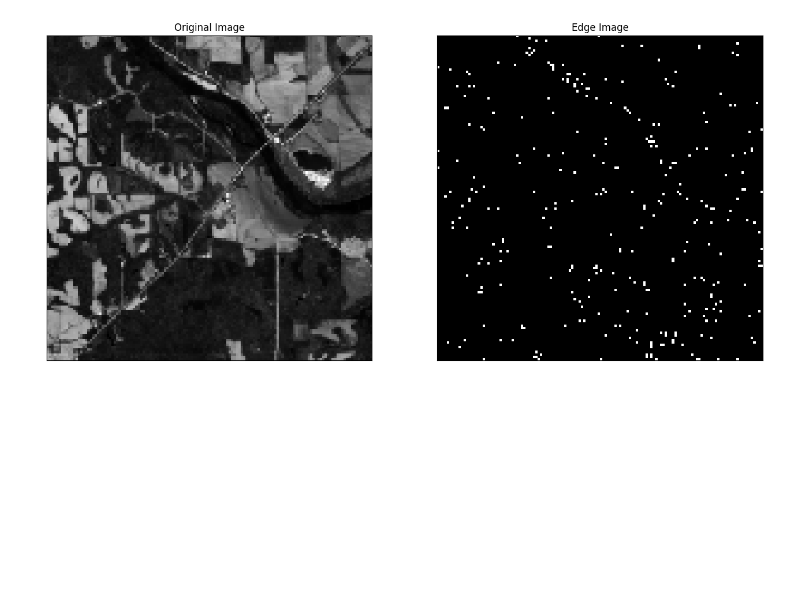
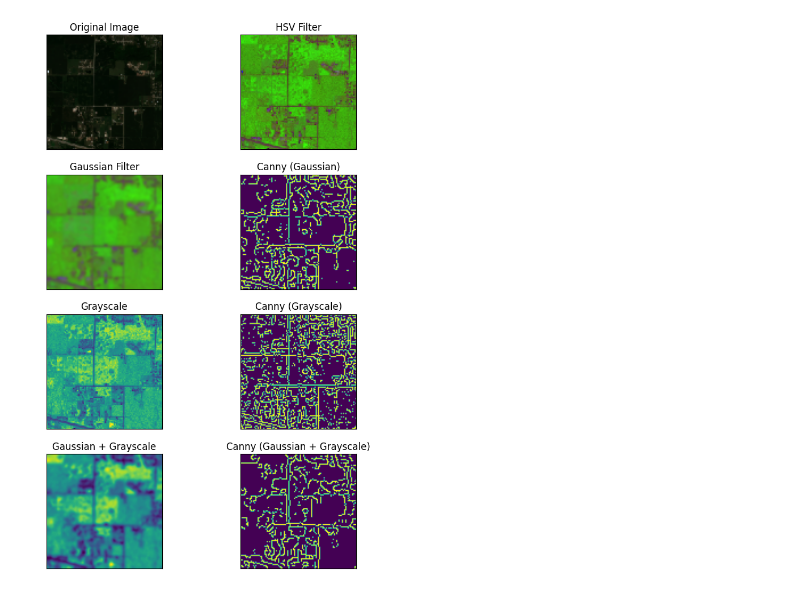
Before and after one commit to AguilarAngel9/Plant-Growth-Cycle-based-on-geospatial-data, a Jupyter notebook: ImageProcessing/edgeDetection.ipynb, the cells around one changed output. Drawn from its saved outputs; the diff is of its cells as text; code cells hidden in the pictures; blank space fills up the shorter version.

Commit message:
Finished edge detection refactor

```diff
--- a/ImageProcessing/edgeDetection.ipynb
+++ b/ImageProcessing/edgeDetection.ipynb
@@ -170,14 +168,0 @@ print(" {} objetos encontrados".format(len(contours)))
-# %%
-img = cv2.imread('/home/mauricio/code/Plant-Growth-Cycle-based-on-geospatial-data/ClimateData/S-HARMONIZED_20200508T164901_20200508T165551_T15TXG_08May2020_B4.tif', flags=(cv2.IMREAD_ANYDEPTH))
-img_canny = np.uint8(img)
-edges = cv2.Canny(img_canny,1000,1000)
-
-plt.figure(figsize=(16, 10))
-
-plt.subplot(121),plt.imshow(img, cmap='gray')
-plt.title('Original Image'), plt.xticks([]), plt.yticks([])
-plt.subplot(122),plt.imshow(edges,cmap = 'gray')
-plt.title('Edge Image'), plt.xticks([]), plt.yticks([])
-plt.show()
-# %% [output]
-[figure, removed]
@@ -183,0 +212,6 @@ plt.show()
+# %%
+image, hsv_filter, grayscale_filter, gaussian_filter, grayscale_gaussian_filter, grayscale_canny, gaussian_canny, grayscale_gaussian_canny = edge_detection_preprocessing(images[img_keys[0]], 50, 50)
+
+visualize_edge_detection(image, hsv_filter, grayscale_filter, gaussian_filter, grayscale_gaussian_filter, grayscale_canny, gaussian_canny, grayscale_gaussian_canny)
+# %% [output]
+[figure, added]
```
Also changed, not shown: parts of 8 cells of this notebook.
